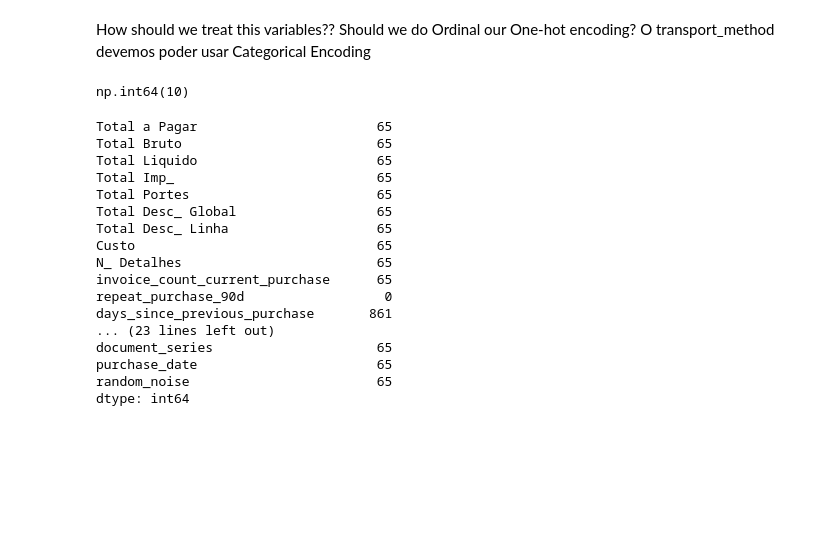
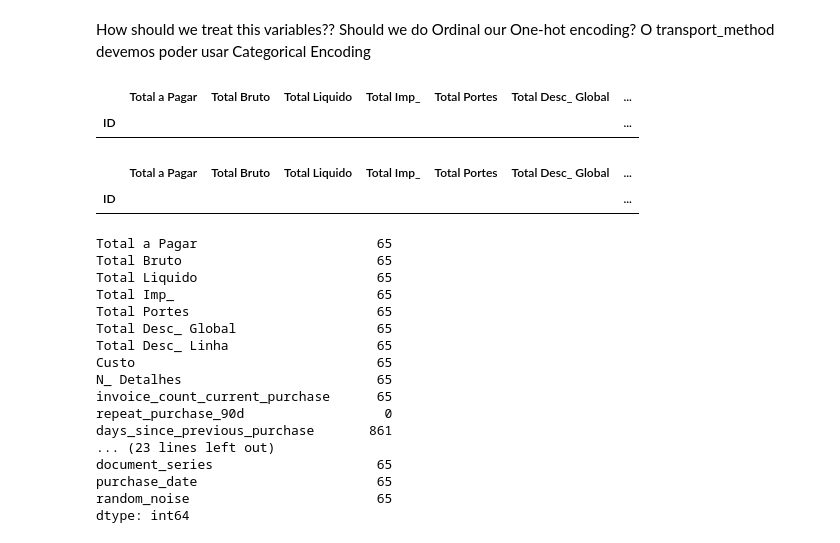
Before and after one commit to jxbarbosax/Machine-Learning, a Jupyter notebook: Data prep.ipynb, the cells around one changed output. Cells and saved outputs as stored; diff of their text form; code cells hidden in the pictures; blank space fills up the shorter version.

```diff
--- a/Data prep.ipynb
+++ b/Data prep.ipynb
@@ -143,8 +143,15 @@ Should we do Ordinal our One-hot encoding?
 O transport_method devemos poder usar Categorical Encoding
 # %%
 # Duplicates
-df.duplicated().sum()
+display(df[df.index.duplicated(keep=False)])
 # %% [output]
-np.int64(10)
+|  | Total a Pagar | Total Bruto | Total Liquido | Total Imp_ | Total Portes | Total Desc_ Global | ... |
+| ID |  |  |  |  |  |  | ... |
+# %%
+# Ver todas as linhas com ID repetido
+display(df[df.index.duplicated(keep=False)])
+# %% [output]
+|  | Total a Pagar | Total Bruto | Total Liquido | Total Imp_ | Total Portes | Total Desc_ Global | ... |
+| ID |  |  |  |  |  |  | ... |
 # %%
 # Missing Values
```
Also changed, not shown: parts of 17 cells of this notebook, 1 other file.
